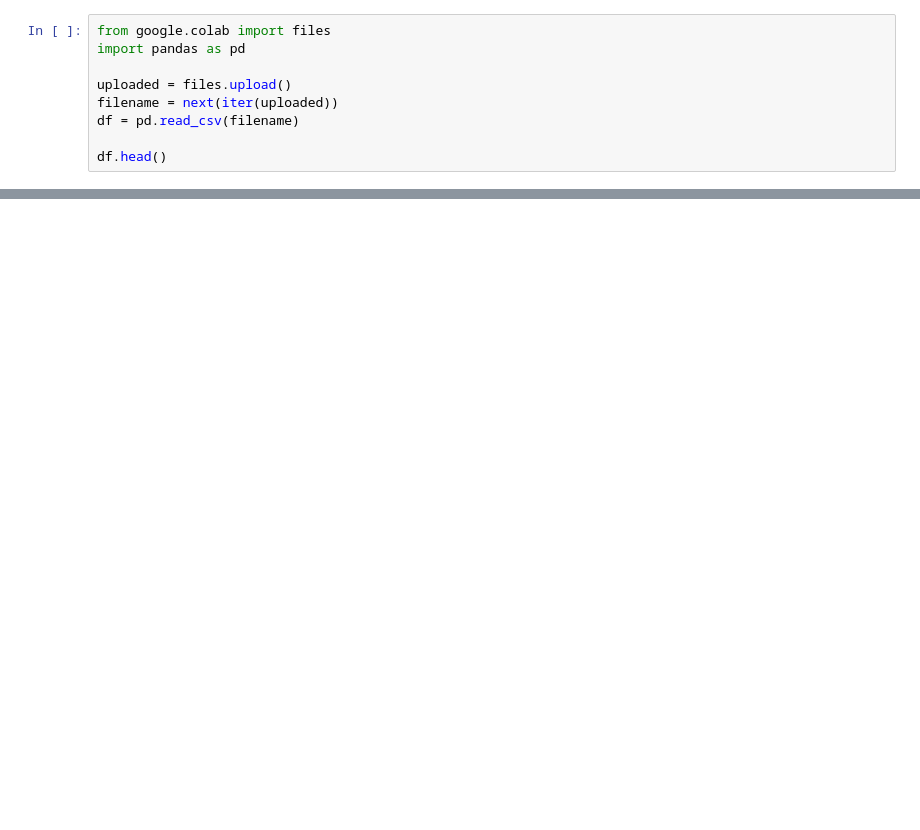
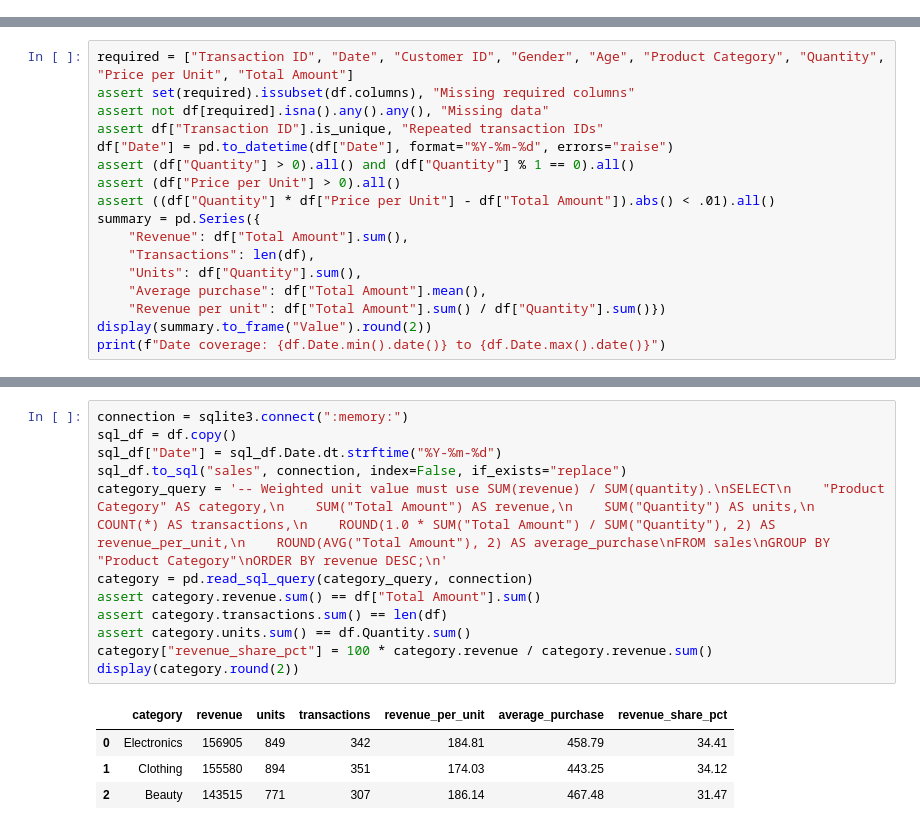
Before and after one commit to ViktorIT2025/retail-sales-analysis, a Jupyter notebook: retail_sales_analysis.ipynb, the cells around one changed output, grey strips where cells are left out. Saved outputs shown, nothing was run; the diff lists cells and outputs as text; blank space fills up the shorter version.

Commit message:
Save sales performance notebook progress through section 5

```diff
--- a/retail_sales_analysis.ipynb
+++ b/retail_sales_analysis.ipynb
@@ -1,9 +0,0 @@
-# %%
-from google.colab import files
-import pandas as pd
-
-uploaded = files.upload()
-filename = next(iter(uploaded))
-df = pd.read_csv(filename)
-
-df.head()
@@ -240,0 +19,17 @@ Lowest-revenue month: 2023-09
+# %%
+required = ["Transaction ID", "Date", "Customer ID", "Gender", "Age", "Product Category", "Quantity", "Price per Unit", "Total Amount"]
+assert set(required).issubset(df.columns), "Missing required columns"
+assert not df[required].isna().any().any(), "Missing data"
+assert df["Transaction ID"].is_unique, "Repeated transaction IDs"
+df["Date"] = pd.to_datetime(df["Date"], format="%Y-%m-%d", errors="raise")
+assert (df["Quantity"] > 0).all() and (df["Quantity"] % 1 == 0).all()
+assert (df["Price per Unit"] > 0).all()
+assert ((df["Quantity"] * df["Price per Unit"] - df["Total Amount"]).abs() < .01).all()
+summary = pd.Series({
+    "Revenue": df["Total Amount"].sum(),
+    "Transactions": len(df),
+    "Units": df["Quantity"].sum(),
+    "Average purchase": df["Total Amount"].mean(),
+    "Revenue per unit": df["Total Amount"].sum() / df["Quantity"].sum()})
+display(summary.to_frame("Value").round(2))
+print(f"Date coverage: {df.Date.min().date()} to {df.Date.max().date()}")
@@ -240,0 +47,17 @@ Lowest-revenue month: 2023-09
+# %%
+connection = sqlite3.connect(":memory:")
+sql_df = df.copy()
+sql_df["Date"] = sql_df.Date.dt.strftime("%Y-%m-%d")
+sql_df.to_sql("sales", connection, index=False, if_exists="replace")
+category_query = '-- Weighted unit value must use SUM(revenue) / SUM(quantity).\nSELECT\n    "Product Category" AS category,\n    SUM("Total Amount") AS revenue,\n    SUM("Quantity") AS units,\n    COUNT(*) AS transactions,\n    ROUND(1.0 * SUM("Total Amount") / SUM("Quantity"), 2) AS revenue_per_unit,\n    ROUND(AVG("Total Amount"), 2) AS average_purchase\nFROM sales\nGROUP BY "Product Category"\nORDER BY revenue DESC;\n'
+category = pd.read_sql_query(category_query, connection)
+assert category.revenue.sum() == df["Total Amount"].sum()
+assert category.transactions.sum() == len(df)
+assert category.units.sum() == df.Quantity.sum()
+category["revenue_share_pct"] = 100 * category.revenue / category.revenue.sum()
+display(category.round(2))
+# %% [output]
+|  | category | revenue | units | transactions | revenue_per_unit | average_purchase | revenue_share_pct |
+| 0 | Electronics | 156905 | 849 | 342 | 184.81 | 458.79 | 34.41 |
+| 1 | Clothing | 155580 | 894 | 351 | 174.03 | 443.25 | 34.12 |
+| 2 | Beauty | 143515 | 771 | 307 | 186.14 | 467.48 | 31.47 |
```
Also changed, not shown: parts of 18 cells of this notebook.
